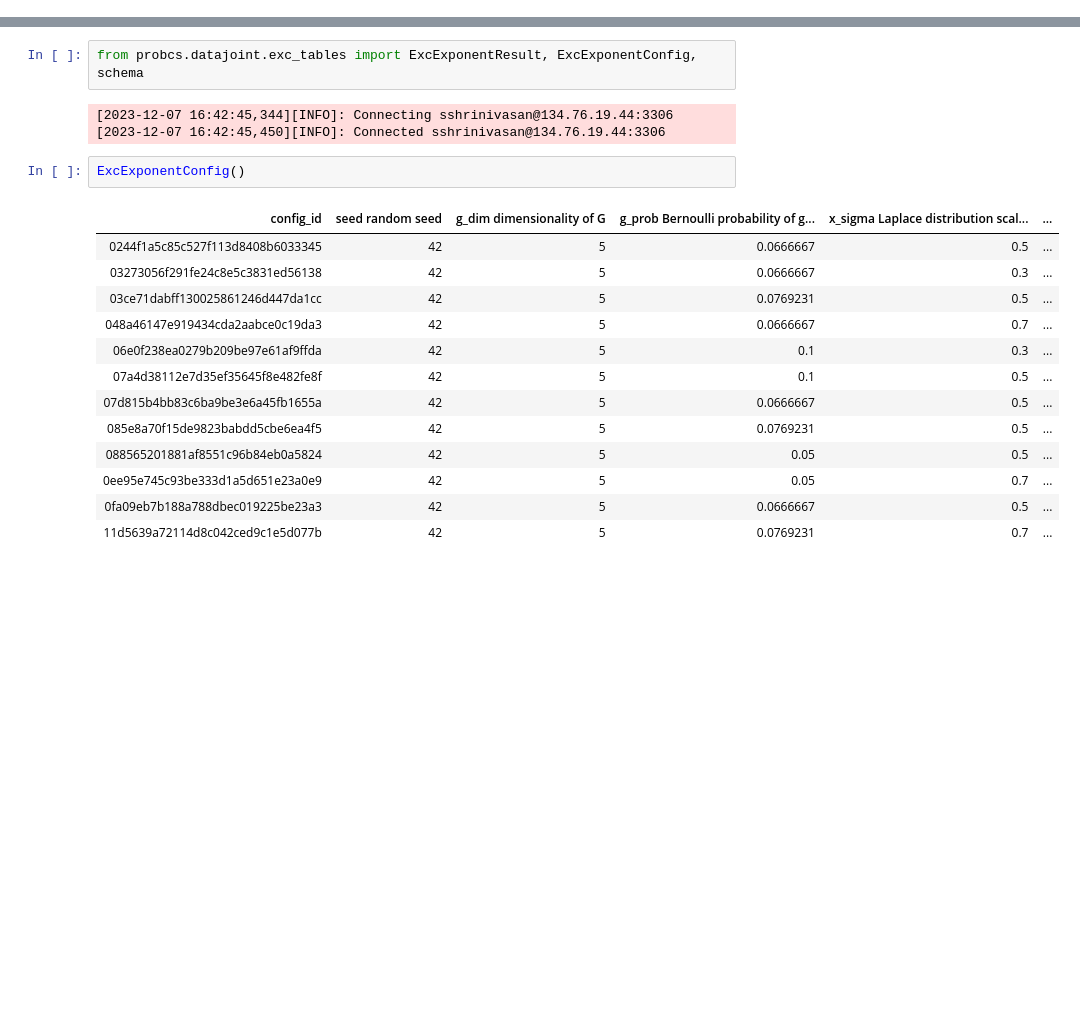
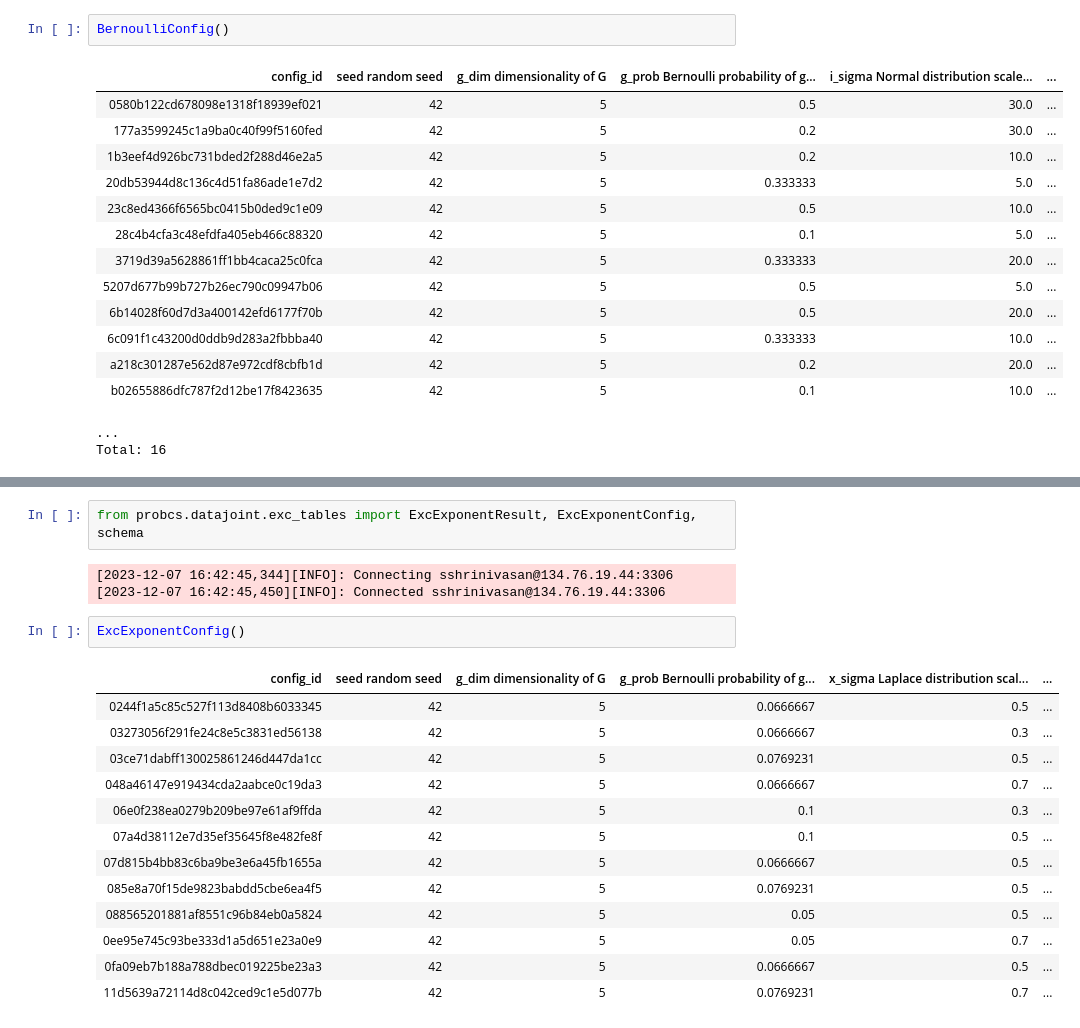
Before and after one commit to suhasshrinivasan/probabilistic-center-surround, a Jupyter notebook: experiments/dj_experiments/table_checker.ipynb, the cells around one changed output, grey strips where cells are left out. Cells and saved outputs as stored; diff of their text form; blank space fills up the shorter version.

```diff
--- a/experiments/dj_experiments/table_checker.ipynb
+++ b/experiments/dj_experiments/table_checker.ipynb
@@ -0,0 +101,18 @@
+# %%
+BernoulliConfig()
+# %% [output]
+| config_id | seed random seed | g_dim dimensionality of G | g_prob Bernoulli probability of g... | i_sigma Normal distribution scale... | ... |
+| 0580b122cd678098e1318f18939ef021 | 42 | 5 | 0.5 | 30.0 | ... |
+| 177a3599245c1a9ba0c40f99f5160fed | 42 | 5 | 0.2 | 30.0 | ... |
+| 1b3eef4d926bc731bded2f288d46e2a5 | 42 | 5 | 0.2 | 10.0 | ... |
+| 20db53944d8c136c4d51fa86ade1e7d2 | 42 | 5 | 0.333333 | 5.0 | ... |
+| 23c8ed4366f6565bc0415b0ded9c1e09 | 42 | 5 | 0.5 | 10.0 | ... |
+| 28c4b4cfa3c48efdfa405eb466c88320 | 42 | 5 | 0.1 | 5.0 | ... |
+| 3719d39a5628861ff1bb4caca25c0fca | 42 | 5 | 0.333333 | 20.0 | ... |
+| 5207d677b99b727b26ec790c09947b06 | 42 | 5 | 0.5 | 5.0 | ... |
+| 6b14028f60d7d3a400142efd6177f70b | 42 | 5 | 0.5 | 20.0 | ... |
+| 6c091f1c43200d0ddb9d283a2fbbba40 | 42 | 5 | 0.333333 | 10.0 | ... |
+| a218c301287e562d87e972cdf8cbfb1d | 42 | 5 | 0.2 | 20.0 | ... |
+| b02655886dfc787f2d12be17f8423635 | 42 | 5 | 0.1 | 10.0 | ... |
+...
+Total: 16
```
Also changed, not shown: parts of 23 cells of this notebook.
